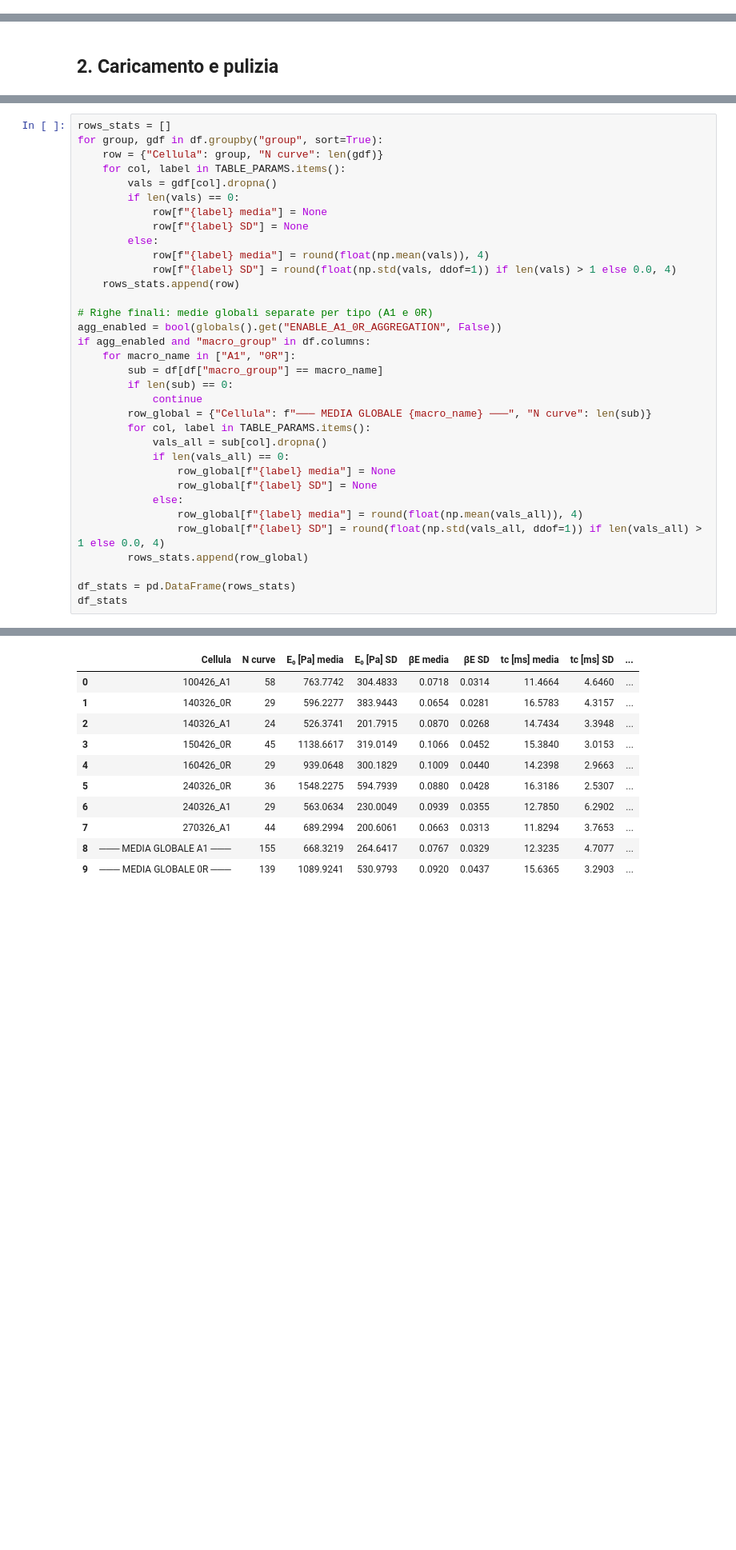
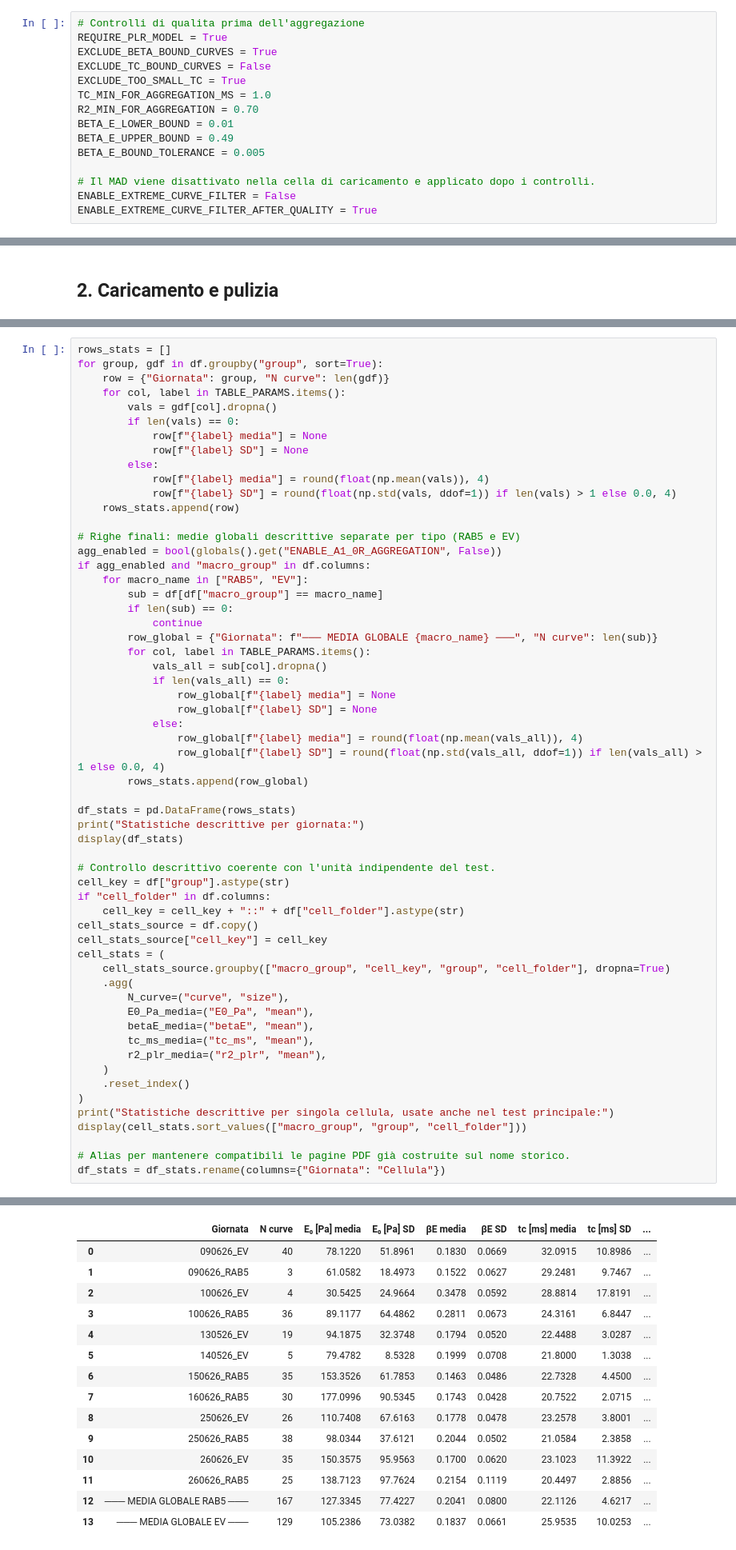
Before and after one commit to francescag-lgtm/afm-cell-mechanics, a Jupyter notebook: Ting_aggregate_summary.ipynb, the cells around one changed output, grey strips where cells are left out. Shown at 80% size. Saved outputs shown, nothing was run; the diff lists cells and outputs as text; blank space fills up the shorter version.

```diff
--- a/Ting_aggregate_summary.ipynb
+++ b/Ting_aggregate_summary.ipynb
@@ -100,4 +108,19 @@ Cartelle rilevate automaticamente: 8
 Output in: /Users/furbetta/Desktop/PyFMlab_DyNaMo/PyFMGUI_DyNaMo/aggregated
+# %%
+# Controlli di qualita prima dell'aggregazione
+REQUIRE_PLR_MODEL = True
+EXCLUDE_BETA_BOUND_CURVES = True
+EXCLUDE_TC_BOUND_CURVES = False
+EXCLUDE_TOO_SMALL_TC = True
+TC_MIN_FOR_AGGREGATION_MS = 1.0
+R2_MIN_FOR_AGGREGATION = 0.70
+BETA_E_LOWER_BOUND = 0.01
+BETA_E_UPPER_BOUND = 0.49
+BETA_E_BOUND_TOLERANCE = 0.005
+
+# Il MAD viene disattivato nella cella di caricamento e applicato dopo i controlli.
+ENABLE_EXTREME_CURVE_FILTER = False
+ENABLE_EXTREME_CURVE_FILTER_AFTER_QUALITY = True
 # %% [markdown]
 ## 1. Scoperta automatica dei CSV
 # %%
@@ -300,7 +625,7 @@ Macro-gruppi dopo filtri: {'A1': 155, '0R': 139}
 # %%
 rows_stats = []
 for group, gdf in df.groupby("group", sort=True):
-    row = {"Cellula": group, "N curve": len(gdf)}
+    row = {"Giornata": group, "N curve": len(gdf)}
     for col, label in TABLE_PARAMS.items():
         vals = gdf[col].dropna()
         if len(vals) == 0:
@@ -311,14 +636,14 @@ for group, gdf in df.groupby("group", sort=True):
             row[f"{label} SD"] = round(float(np.std(vals, ddof=1)) if len(vals) > 1 else 0.0, 4)
     rows_stats.append(row)
 
-# Righe finali: medie globali separate per tipo (A1 e 0R)
+# Righe finali: medie globali descrittive separate per tipo (RAB5 e EV)
 agg_enabled = bool(globals().get("ENABLE_A1_0R_AGGREGATION", False))
 if agg_enabled and "macro_group" in df.columns:
-    for macro_name in ["A1", "0R"]:
+    for macro_name in ["RAB5", "EV"]:
         sub = df[df["macro_group"] == macro_name]
         if len(sub) == 0:
             continue
-        row_global = {"Cellula": f"─── MEDIA GLOBALE {macro_name} ───", "N curve": len(sub)}
+        row_global = {"Giornata": f"─── MEDIA GLOBALE {macro_name} ───", "N curve": len(sub)}
         for col, label in TABLE_PARAMS.items():
             vals_all = sub[col].dropna()
             if len(vals_all) == 0:
@@ -330,5 +655,29 @@ if agg_enabled and "macro_group" in df.columns:
         rows_stats.append(row_global)
 
 df_stats = pd.DataFrame(rows_stats)
-df_stats
+print("Statistiche descrittive per giornata:")
+display(df_stats)
+
+# Controllo descrittivo coerente con l'unità indipendente del test.
+cell_key = df["group"].astype(str)
+if "cell_folder" in df.columns:
+    cell_key = cell_key + "::" + df["cell_folder"].astype(str)
+cell_stats_source = df.copy()
+cell_stats_source["cell_key"] = cell_key
+cell_stats = (
+    cell_stats_source.groupby(["macro_group", "cell_key", "group", "cell_folder"], dropna=True)
+    .agg(
+        N_curve=("curve", "size"),
+        E0_Pa_media=("E0_Pa", "mean"),
+        betaE_media=("betaE", "mean"),
+        tc_ms_media=("tc_ms", "mean"),
+        r2_plr_media=("r2_plr", "mean"),
+    )
+    .reset_index()
+)
+print("Statistiche descrittive per singola cellula, usate anche nel test principale:")
+display(cell_stats.sort_values(["macro_group", "group", "cell_folder"]))
+
+# Alias per mantenere compatibili le pagine PDF già costruite sul nome storico.
+df_stats = df_stats.rename(columns={"Giornata": "Cellula"})
 # %% [output]
@@ -335,11 +685,15 @@ df_stats
-|  | Cellula | N curve | E₀ [Pa] media | E₀ [Pa] SD | βE media | βE SD | tc [ms] media | tc [ms] SD | ... |
-| 0 | 100426_A1 | 58 | 763.7742 | 304.4833 | 0.0718 | 0.0314 | 11.4664 | 4.6460 | ... |
-| 1 | 140326_0R | 29 | 596.2277 | 383.9443 | 0.0654 | 0.0281 | 16.5783 | 4.3157 | ... |
-| 2 | 140326_A1 | 24 | 526.3741 | 201.7915 | 0.0870 | 0.0268 | 14.7434 | 3.3948 | ... |
-| 3 | 150426_0R | 45 | 1138.6617 | 319.0149 | 0.1066 | 0.0452 | 15.3840 | 3.0153 | ... |
-| 4 | 160426_0R | 29 | 939.0648 | 300.1829 | 0.1009 | 0.0440 | 14.2398 | 2.9663 | ... |
-| 5 | 240326_0R | 36 | 1548.2275 | 594.7939 | 0.0880 | 0.0428 | 16.3186 | 2.5307 | ... |
-| 6 | 240326_A1 | 29 | 563.0634 | 230.0049 | 0.0939 | 0.0355 | 12.7850 | 6.2902 | ... |
-| 7 | 270326_A1 | 44 | 689.2994 | 200.6061 | 0.0663 | 0.0313 | 11.8294 | 3.7653 | ... |
-| 8 | ─── MEDIA GLOBALE A1 ─── | 155 | 668.3219 | 264.6417 | 0.0767 | 0.0329 | 12.3235 | 4.7077 | ... |
-| 9 | ─── MEDIA GLOBALE 0R ─── | 139 | 1089.9241 | 530.9793 | 0.0920 | 0.0437 | 15.6365 | 3.2903 | ... |
+|  | Giornata | N curve | E₀ [Pa] media | E₀ [Pa] SD | βE media | βE SD | tc [ms] media | tc [ms] SD | ... |
+| 0 | 090626_EV | 40 | 78.1220 | 51.8961 | 0.1830 | 0.0669 | 32.0915 | 10.8986 | ... |
+| 1 | 090626_RAB5 | 3 | 61.0582 | 18.4973 | 0.1522 | 0.0627 | 29.2481 | 9.7467 | ... |
+| 2 | 100626_EV | 4 | 30.5425 | 24.9664 | 0.3478 | 0.0592 | 28.8814 | 17.8191 | ... |
+| 3 | 100626_RAB5 | 36 | 89.1177 | 64.4862 | 0.2811 | 0.0673 | 24.3161 | 6.8447 | ... |
+| 4 | 130526_EV | 19 | 94.1875 | 32.3748 | 0.1794 | 0.0520 | 22.4488 | 3.0287 | ... |
+| 5 | 140526_EV | 5 | 79.4782 | 8.5328 | 0.1999 | 0.0708 | 21.8000 | 1.3038 | ... |
+| 6 | 150626_RAB5 | 35 | 153.3526 | 61.7853 | 0.1463 | 0.0486 | 22.7328 | 4.4500 | ... |
+| 7 | 160626_RAB5 | 30 | 177.0996 | 90.5345 | 0.1743 | 0.0428 | 20.7522 | 2.0715 | ... |
+| 8 | 250626_EV | 26 | 110.7408 | 67.6163 | 0.1778 | 0.0478 | 23.2578 | 3.8001 | ... |
+| 9 | 250626_RAB5 | 38 | 98.0344 | 37.6121 | 0.2044 | 0.0502 | 21.0584 | 2.3858 | ... |
+| 10 | 260626_EV | 35 | 150.3575 | 95.9563 | 0.1700 | 0.0620 | 23.1023 | 11.3922 | ... |
+| 11 | 260626_RAB5 | 25 | 138.7123 | 97.7624 | 0.2154 | 0.1119 | 20.4497 | 2.8856 | ... |
+| 12 | ─── MEDIA GLOBALE RAB5 ─── | 167 | 127.3345 | 77.4227 | 0.2041 | 0.0800 | 22.1126 | 4.6217 | ... |
+| 13 | ─── MEDIA GLOBALE EV ─── | 129 | 105.2386 | 73.0382 | 0.1837 | 0.0661 | 25.9535 | 10.0253 | ... |
```
Also changed, not shown: parts of 19 cells of this notebook.
